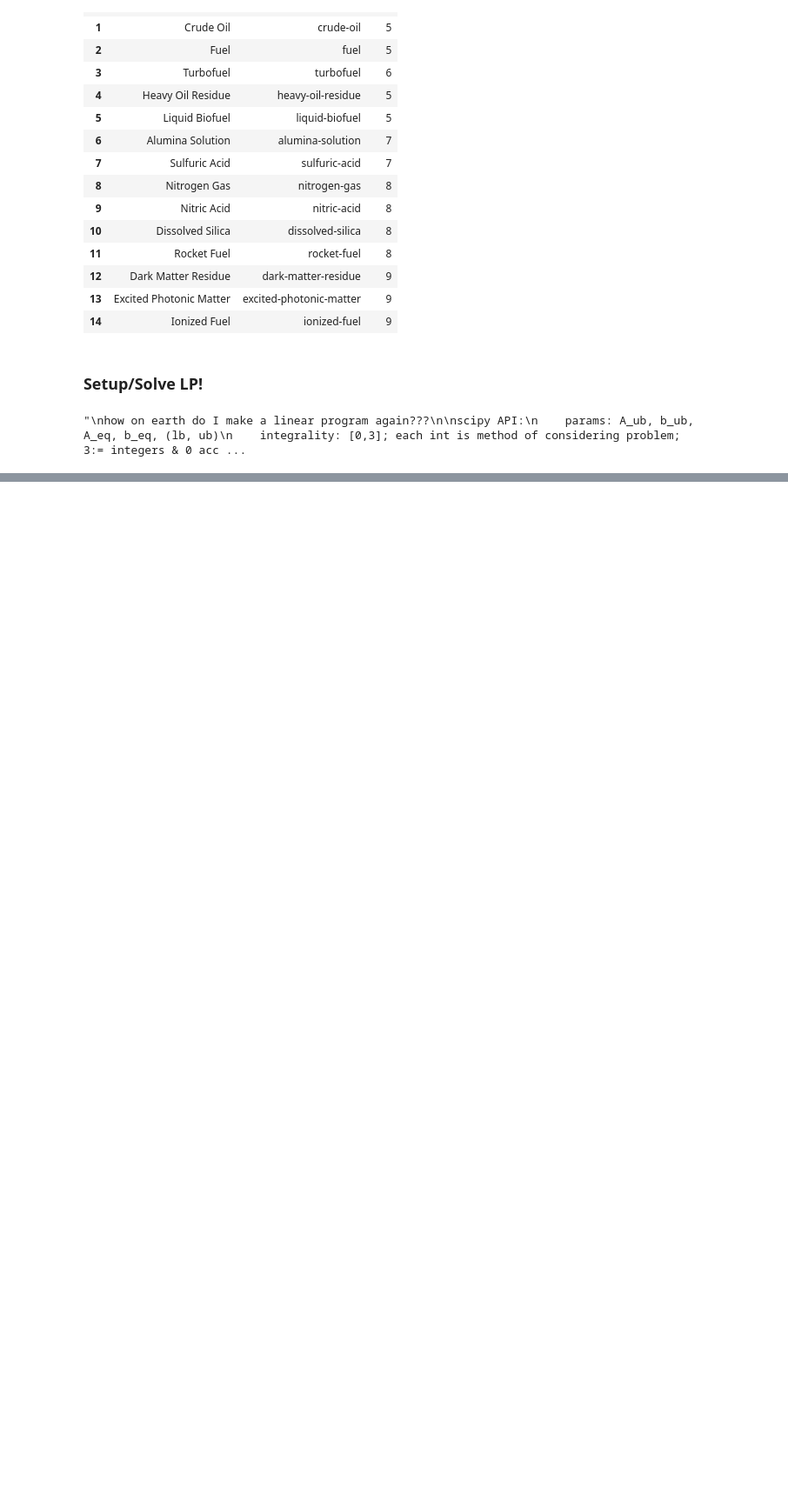
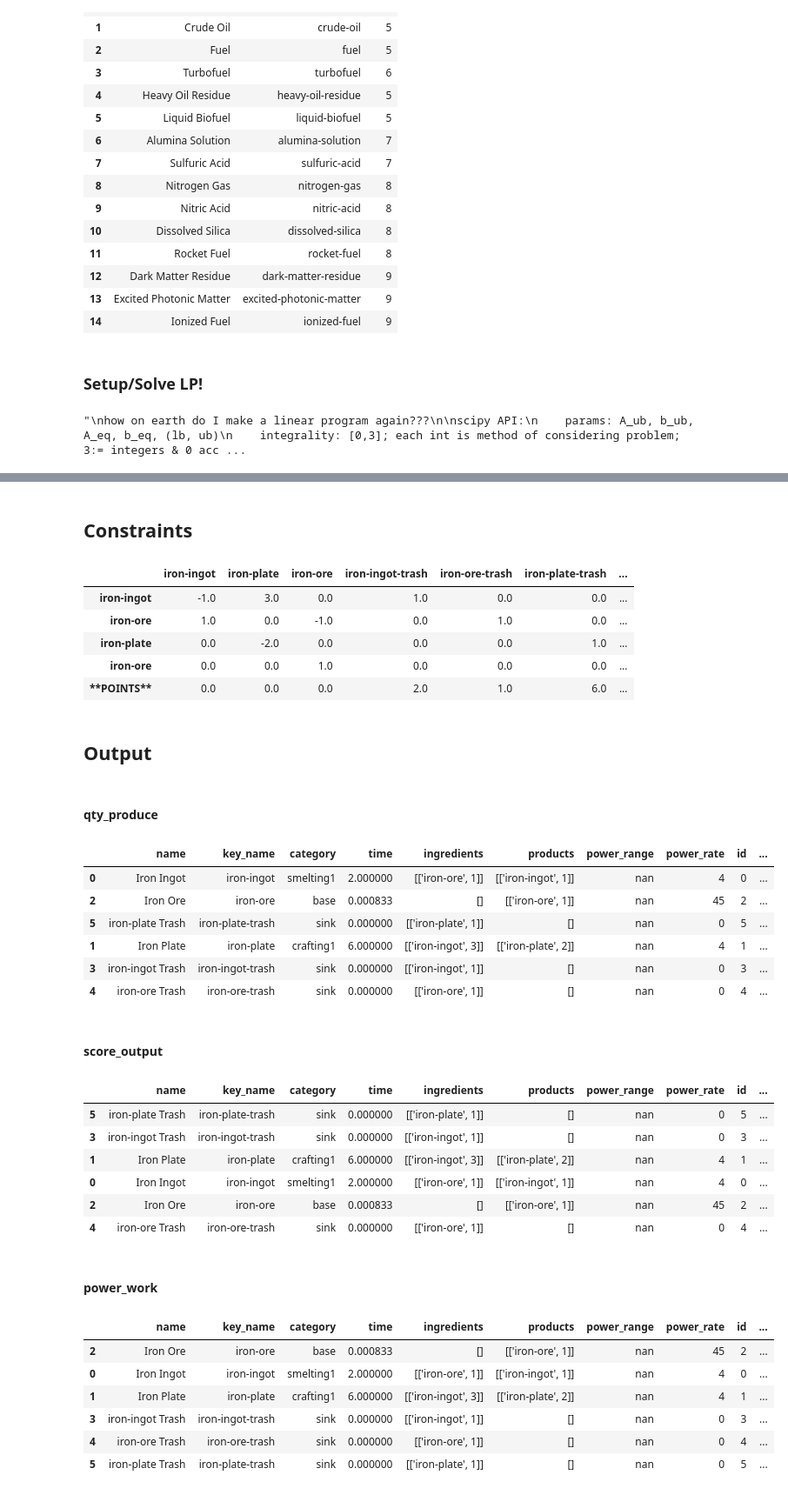
Before and after one commit to sims-s/satisfactory-lp, a Jupyter notebook: ActuallyGood.ipynb, the cells around one changed output, grey strips where cells are left out. Shown at 87% size. Cells and saved outputs as stored; diff of their text form; code cells hidden in the pictures; blank space fills up the shorter version.

```diff
--- a/ActuallyGood.ipynb
+++ b/ActuallyGood.ipynb
@@ -547,16 +553,49 @@ def lp_solve(pdf, rdf, base_inputs, sort_by_col):
 
     return lp_res, rdf
 # %%
-# eg_points = points_df[points_df['key_name'].isin({'iron-ore', 'iron-ingot', 'iron-plate', 'iron-rod'})].reset_index(drop=True).copy()
-# eg_recipes = recipe_df[recipe_df['key_name'].isin({'iron-ingot', 'iron-plate', 'iron-ore', 'iron-rod'})].reset_index(drop=True).copy()
+eg_points = points_df[points_df['key_name'].isin({'iron-ore', 'iron-ingot', 'iron-plate', 'iron-rod'})].reset_index(drop=True).copy()
+eg_recipes = recipe_df[recipe_df['key_name'].isin({'iron-ingot', 'iron-plate', 'iron-ore', 'iron-rod'})].reset_index(drop=True).copy()
 
-# eg_points = points_df[points_df['key_name'].isin({'iron-ore', 'iron-ingot', 'iron-plate'})].reset_index(drop=True).copy()
-# eg_recipes = recipe_df[recipe_df['key_name'].isin({'iron-ingot', 'iron-plate', 'iron-ore'})].reset_index(drop=True).copy()
+eg_points = points_df[points_df['key_name'].isin({'iron-ore', 'iron-ingot', 'iron-plate'})].reset_index(drop=True).copy()
+eg_recipes = recipe_df[recipe_df['key_name'].isin({'iron-ingot', 'iron-plate', 'iron-ore'})].reset_index(drop=True).copy()
 
 # eg_points = points_df[points_df['key_name'].isin({'iron-ore', 'iron-ingot'})].reset_index(drop=True).copy()
 # eg_recipes = recipe_df[recipe_df['key_name'].isin({'iron-ingot', 'iron-ore'})].reset_index(drop=True).copy()
 # %%
-# _ = lp_solve(eg_points, eg_recipes, base_inputs_test, sort_by_col = 'all')
+_ = lp_solve(eg_points, eg_recipes, base_inputs_test, sort_by_col = 'all')
+# %% [output]
+## Constraints
+|  | iron-ingot | iron-plate | iron-ore | iron-ingot-trash | iron-ore-trash | iron-plate-trash | ... |
+| iron-ingot | -1.0 | 3.0 | 0.0 | 1.0 | 0.0 | 0.0 | ... |
+| iron-ore | 1.0 | 0.0 | -1.0 | 0.0 | 1.0 | 0.0 | ... |
+| iron-plate | 0.0 | -2.0 | 0.0 | 0.0 | 0.0 | 1.0 | ... |
+| iron-ore | 0.0 | 0.0 | 1.0 | 0.0 | 0.0 | 0.0 | ... |
+| **POINTS** | 0.0 | 0.0 | 0.0 | 2.0 | 1.0 | 6.0 | ... |
+## Output
+#### qty_produce
+|  | name | key_name | category | time | ingredients | products | power_range | power_rate | id | ... |
+| 0 | Iron Ingot | iron-ingot | smelting1 | 2.000000 | [['iron-ore', 1]] | [['iron-ingot', 1]] | nan | 4 | 0 | ... |
+| 2 | Iron Ore | iron-ore | base | 0.000833 | [] | [['iron-ore', 1]] | nan | 45 | 2 | ... |
+| 5 | iron-plate Trash | iron-plate-trash | sink | 0.000000 | [['iron-plate', 1]] | [] | nan | 0 | 5 | ... |
+| 1 | Iron Plate | iron-plate | crafting1 | 6.000000 | [['iron-ingot', 3]] | [['iron-plate', 2]] | nan | 4 | 1 | ... |
+| 3 | iron-ingot Trash | iron-ingot-trash | sink | 0.000000 | [['iron-ingot', 1]] | [] | nan | 0 | 3 | ... |
+| 4 | iron-ore Trash | iron-ore-trash | sink | 0.000000 | [['iron-ore', 1]] | [] | nan | 0 | 4 | ... |
+#### score_output
+|  | name | key_name | category | time | ingredients | products | power_range | power_rate | id | ... |
+| 5 | iron-plate Trash | iron-plate-trash | sink | 0.000000 | [['iron-plate', 1]] | [] | nan | 0 | 5 | ... |
+| 3 | iron-ingot Trash | iron-ingot-trash | sink | 0.000000 | [['iron-ingot', 1]] | [] | nan | 0 | 3 | ... |
+| 1 | Iron Plate | iron-plate | crafting1 | 6.000000 | [['iron-ingot', 3]] | [['iron-plate', 2]] | nan | 4 | 1 | ... |
+| 0 | Iron Ingot | iron-ingot | smelting1 | 2.000000 | [['iron-ore', 1]] | [['iron-ingot', 1]] | nan | 4 | 0 | ... |
+| 2 | Iron Ore | iron-ore | base | 0.000833 | [] | [['iron-ore', 1]] | nan | 45 | 2 | ... |
+| 4 | iron-ore Trash | iron-ore-trash | sink | 0.000000 | [['iron-ore', 1]] | [] | nan | 0 | 4 | ... |
+#### power_work
+|  | name | key_name | category | time | ingredients | products | power_range | power_rate | id | ... |
+| 2 | Iron Ore | iron-ore | base | 0.000833 | [] | [['iron-ore', 1]] | nan | 45 | 2 | ... |
+| 0 | Iron Ingot | iron-ingot | smelting1 | 2.000000 | [['iron-ore', 1]] | [['iron-ingot', 1]] | nan | 4 | 0 | ... |
+| 1 | Iron Plate | iron-plate | crafting1 | 6.000000 | [['iron-ingot', 3]] | [['iron-plate', 2]] | nan | 4 | 1 | ... |
+| 3 | iron-ingot Trash | iron-ingot-trash | sink | 0.000000 | [['iron-ingot', 1]] | [] | nan | 0 | 3 | ... |
+| 4 | iron-ore Trash | iron-ore-trash | sink | 0.000000 | [['iron-ore', 1]] | [] | nan | 0 | 4 | ... |
+| 5 | iron-plate Trash | iron-plate-trash | sink | 0.000000 | [['iron-plate', 1]] | [] | nan | 0 | 5 | ... |
 # %%
 # debugging_input= pd.concat([recipe_df.head(4), recipe_df[recipe_df['key_name'].isin({'copper-ore', 'iron-ore', 'limestone', 'water'})]])
 # %%
```
Also changed, not shown: parts of 134 cells of this notebook.
